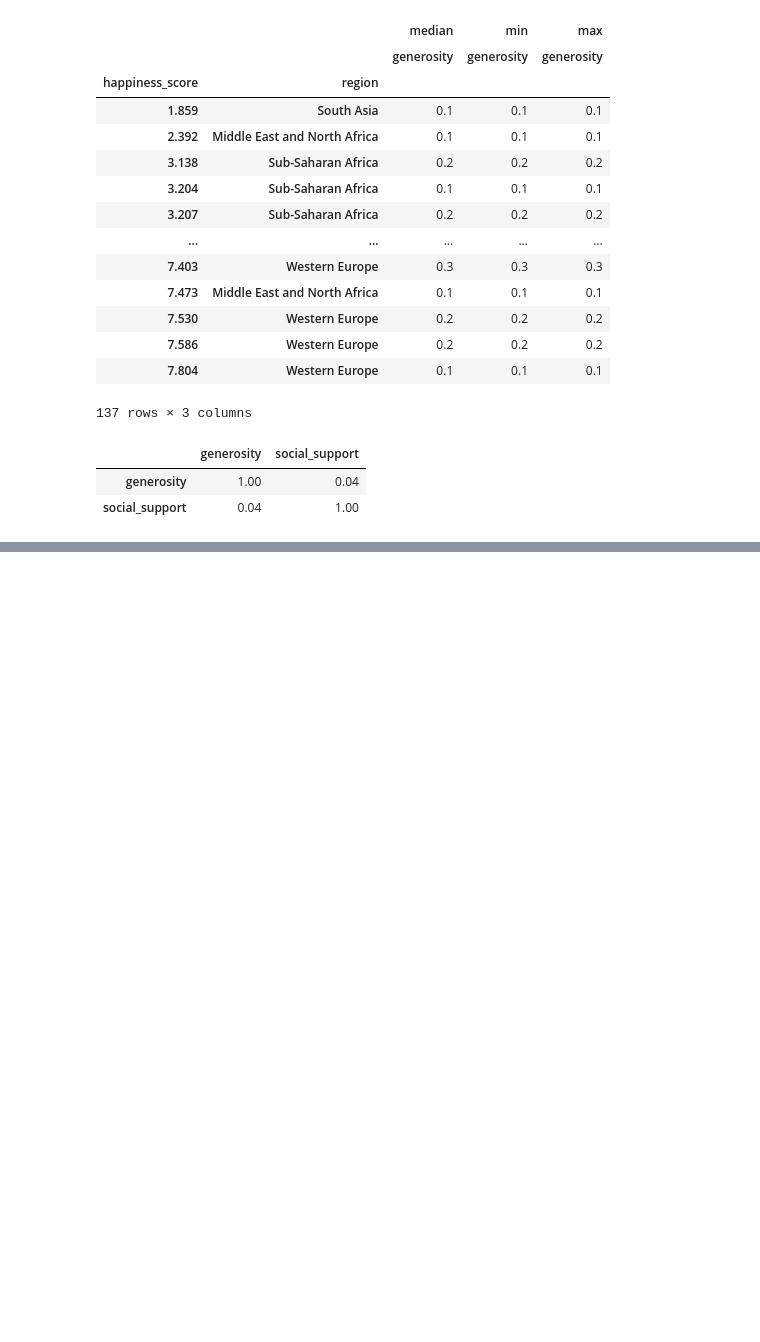
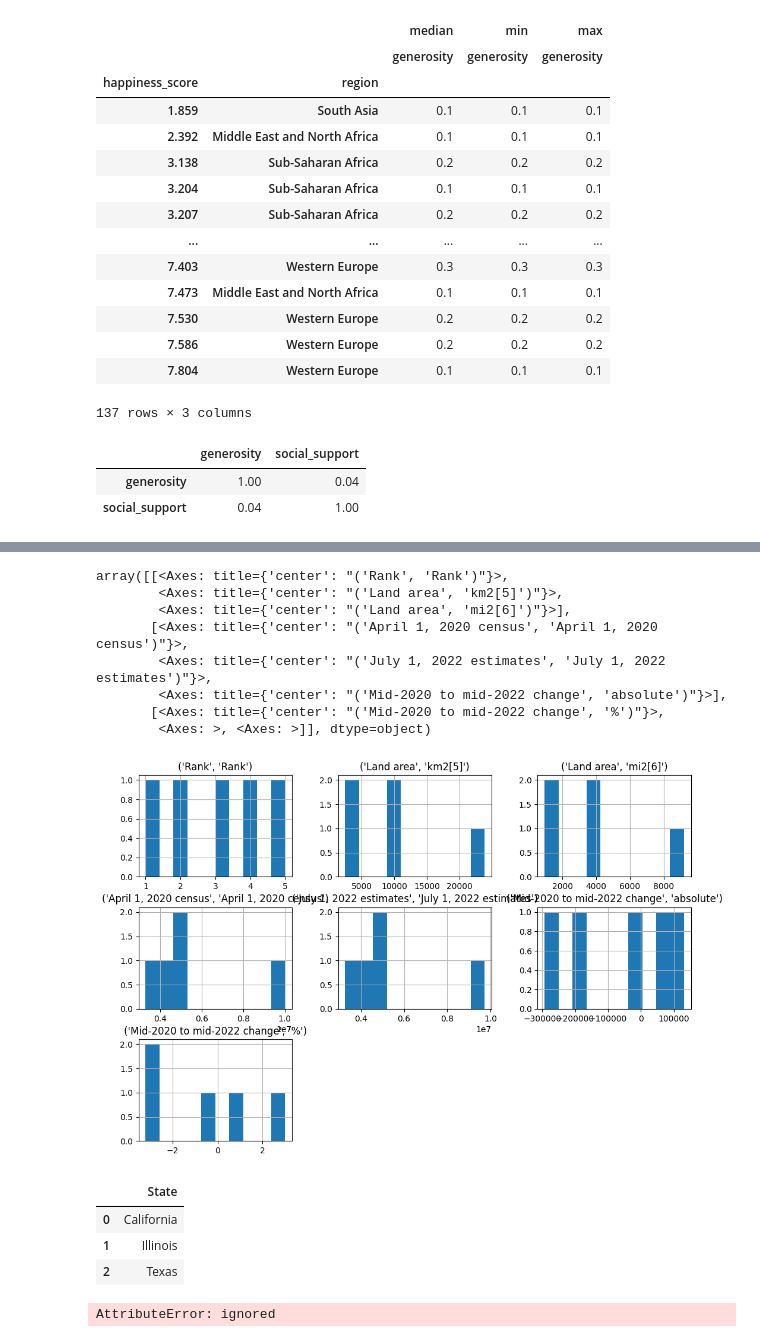
Before and after one commit to shimjide123/datman, a Jupyter notebook: Yu_Nong_ps1_data_management.ipynb, the cells around one changed output, grey strips where cells are left out. Drawn from its saved outputs; the diff is of its cells as text; code cells hidden in the pictures; blank space fills up the shorter version.

```diff
--- a/Yu_Nong_ps1_data_management.ipynb
+++ b/Yu_Nong_ps1_data_management.ipynb
@@ -349,0 +364,25 @@ Happiness[['generosity','social_support']].corr().round(2)
+# %%
+population=pd.read_html('https://en.wikipedia.org/wiki/List_of_the_most_populous_counties_in_the_United_States',match='State')[0].head(5)
+# %%
+population.hist(figsize=(12,8))
+# %% [output]
+array([[<Axes: title={'center': "('Rank', 'Rank')"}>,
+        <Axes: title={'center': "('Land area', 'km2[5]')"}>,
+        <Axes: title={'center': "('Land area', 'mi2[6]')"}>],
+       [<Axes: title={'center': "('April 1, 2020 census', 'April 1, 2020 census')"}>,
+        <Axes: title={'center': "('July 1, 2022 estimates', 'July 1, 2022 estimates')"}>,
+        <Axes: title={'center': "('Mid-2020 to mid-2022 change', 'absolute')"}>],
+       [<Axes: title={'center': "('Mid-2020 to mid-2022 change', '%')"}>,
+        <Axes: >, <Axes: >]], dtype=object)
+[figure, added]
+# %%
+population['State'][0:3]
+# %% [output]
+|  | State |
+| 0 | California |
+| 1 | Illinois |
+| 2 | Texas |
+# %%
+population.State[(population.km2[5]<4000)|(population.km2[5]>10000)]
+# %% [output]
+AttributeError: ignored
```
Also changed, not shown: parts of 13 cells of this notebook.
